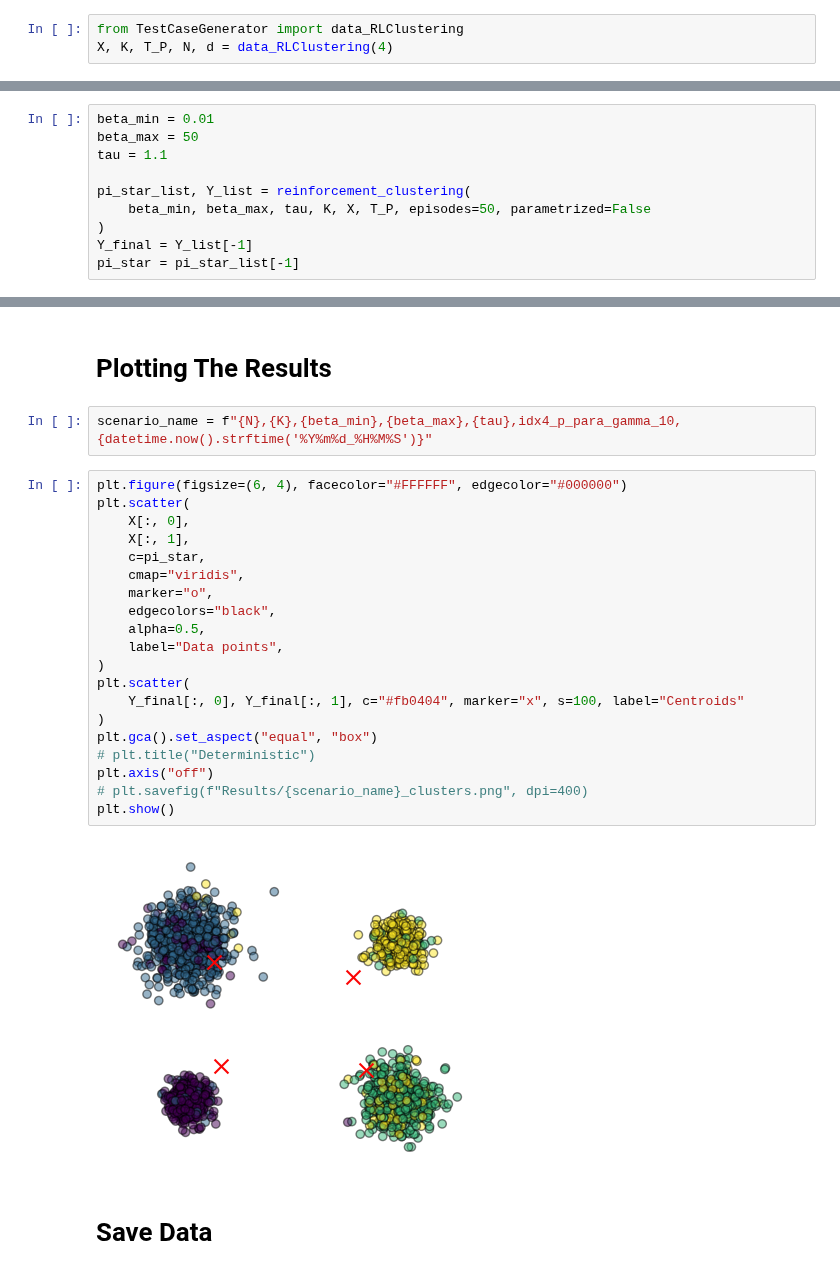
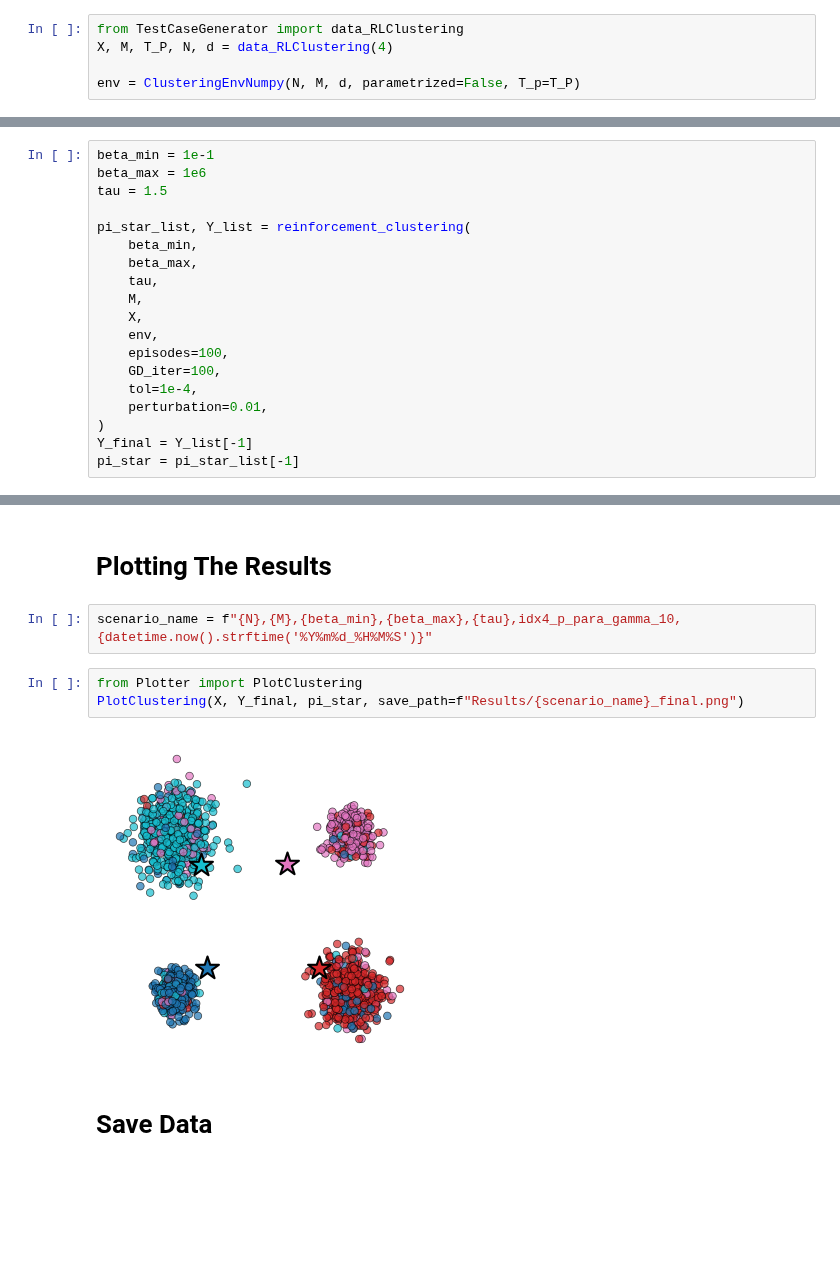
Before and after one commit to salar96/AutonomyAwareClustering, a Jupyter notebook: ReinforcementBasedClustering/main.ipynb, the cells around one changed output, grey strips where cells are left out. Saved outputs shown, nothing was run; the diff lists cells and outputs as text; blank space fills up the shorter version.

```diff
--- a/ReinforcementBasedClustering/main.ipynb
+++ b/ReinforcementBasedClustering/main.ipynb
@@ -34,4 +34,6 @@ from datetime import datetime
 # plt.scatter(X[:,0],X[:,1])
 # %%
 from TestCaseGenerator import data_RLClustering
-X, K, T_P, N, d = data_RLClustering(4)
+X, M, T_P, N, d = data_RLClustering(4)
+
+env = ClusteringEnvNumpy(N, M, d, parametrized=False, T_p=T_P)
@@ -40,10 +40,19 @@ X, K, T_P, N, d = data_RLClustering(4)
 # %%
-beta_min = 0.01
-beta_max = 50
-tau = 1.1
+beta_min = 1e-1
+beta_max = 1e6
+tau = 1.5
 
 pi_star_list, Y_list = reinforcement_clustering(
-    beta_min, beta_max, tau, K, X, T_P, episodes=50, parametrized=False
+    beta_min,
+    beta_max,
+    tau,
+    M,
+    X,
+    env,
+    episodes=100,
+    GD_iter=100,
+    tol=1e-4,
+    perturbation=0.01,
 )
 Y_final = Y_list[-1]
 pi_star = pi_star_list[-1]
@@ -68,29 +77,12 @@ Beta: 48.300
 # %% [markdown]
 # Plotting The Results
 # %%
-scenario_name = f"{N},{K},{beta_min},{beta_max},{tau},idx4_p_para_gamma_10,{datetime.now().strftime('%Y%m%d_%H%M%S')}"
+scenario_name = f"{N},{M},{beta_min},{beta_max},{tau},idx4_p_para_gamma_10,{datetime.now().strftime('%Y%m%d_%H%M%S')}"
 # %%
-plt.figure(figsize=(6, 4), facecolor="#FFFFFF", edgecolor="#000000")
-plt.scatter(
-    X[:, 0],
-    X[:, 1],
-    c=pi_star,
-    cmap="viridis",
-    marker="o",
-    edgecolors="black",
-    alpha=0.5,
-    label="Data points",
-)
-plt.scatter(
-    Y_final[:, 0], Y_final[:, 1], c="#fb0404", marker="x", s=100, label="Centroids"
-)
-plt.gca().set_aspect("equal", "box")
-# plt.title("Deterministic")
-plt.axis("off")
-# plt.savefig(f"Results/{scenario_name}_clusters.png", dpi=400)
-plt.show()
+from Plotter import PlotClustering
+PlotClustering(X, Y_final, pi_star, save_path=f"Results/{scenario_name}_final.png")
 # %% [output]
-[figure, old version]
+[figure, new version]
 # %% [markdown]
 # Save Data
 # %%
```
Also changed, not shown: parts of 6 cells of this notebook, 13 other files.
